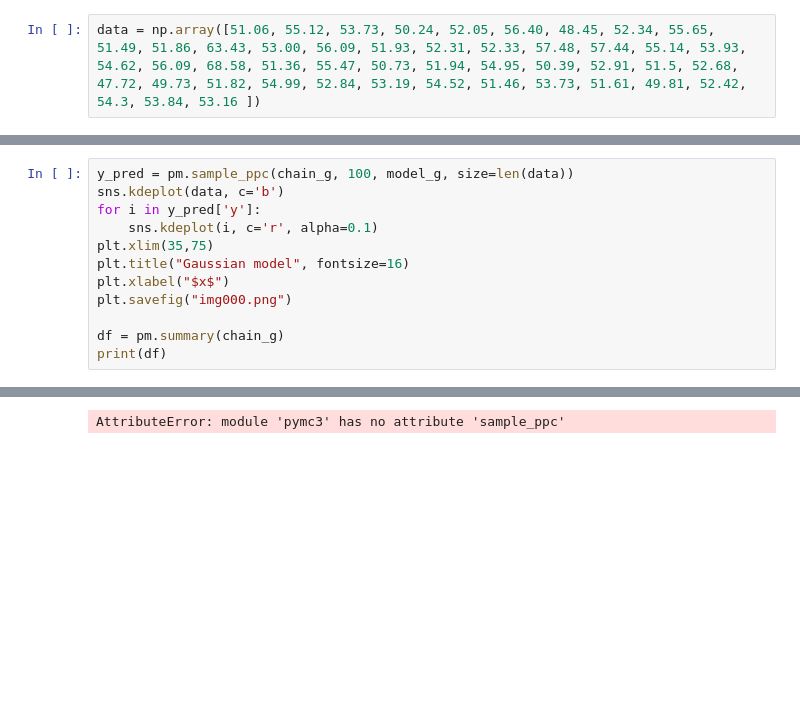
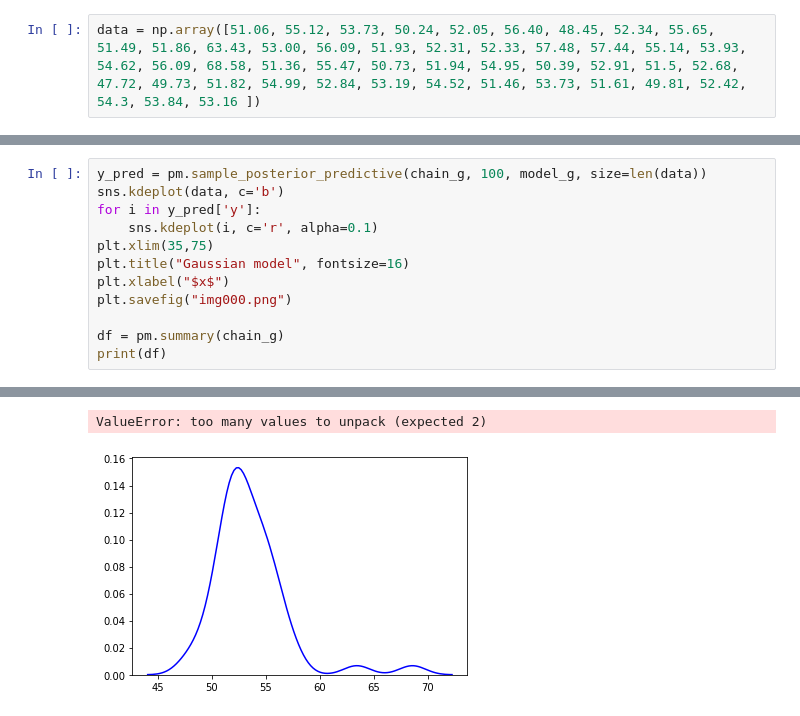
Before and after one commit to ducksfrogs/pystats, a Jupyter notebook: Baise_modeling/jup/Untitled.ipynb, the cells around one changed output, grey strips where cells are left out. Cells and saved outputs as stored; diff of their text form; blank space fills up the shorter version.

```diff
--- a/Baise_modeling/jup/Untitled.ipynb
+++ b/Baise_modeling/jup/Untitled.ipynb
@@ -35,5 +44,5 @@ array([[<matplotlib.axes._subplots.AxesSubplot object at 0x...>,
 # %%
-y_pred = pm.sample_ppc(chain_g, 100, model_g, size=len(data))
+y_pred = pm.sample_posterior_predictive(chain_g, 100, model_g, size=len(data))
 sns.kdeplot(data, c='b')
 for i in y_pred['y']:
     sns.kdeplot(i, c='r', alpha=0.1)
@@ -48 +58,2 @@ print(df)
-AttributeError: module 'pymc3' has no attribute 'sample_ppc'
+ValueError: too many values to unpack (expected 2)
+[figure, added]
```
Also changed, not shown: parts of 6 cells of this notebook, 18 other files.
